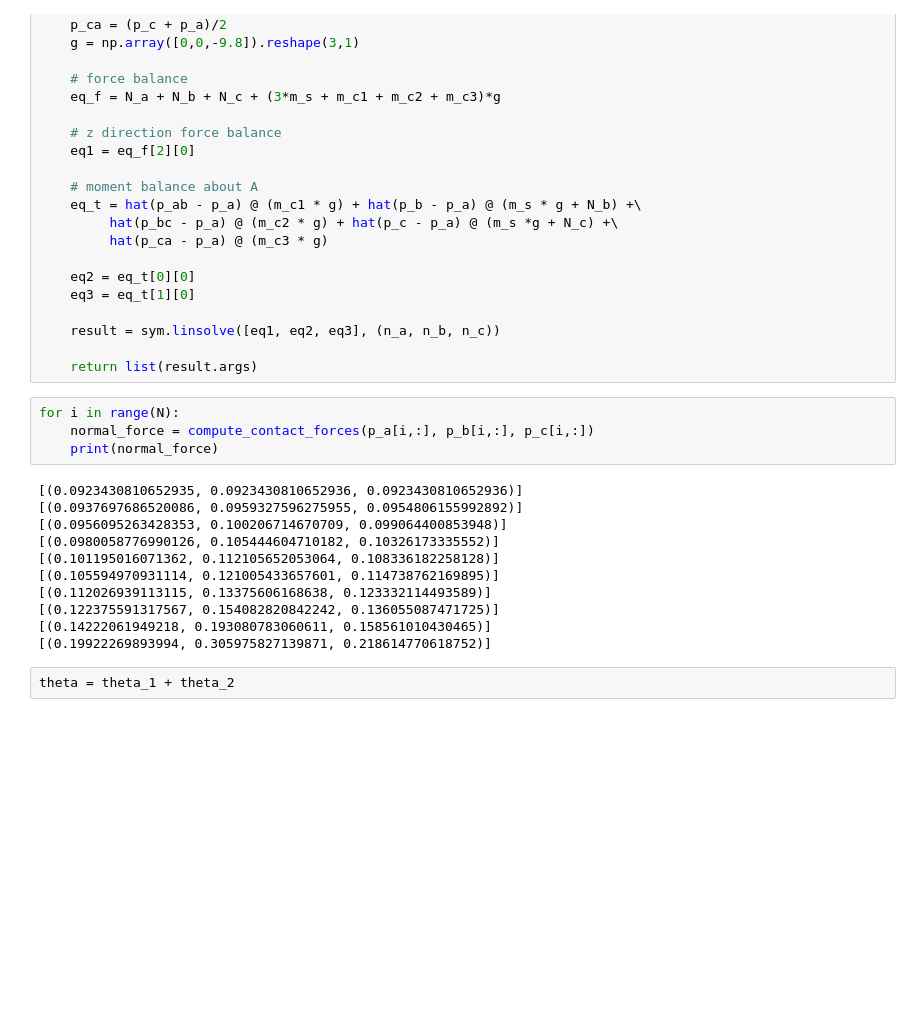
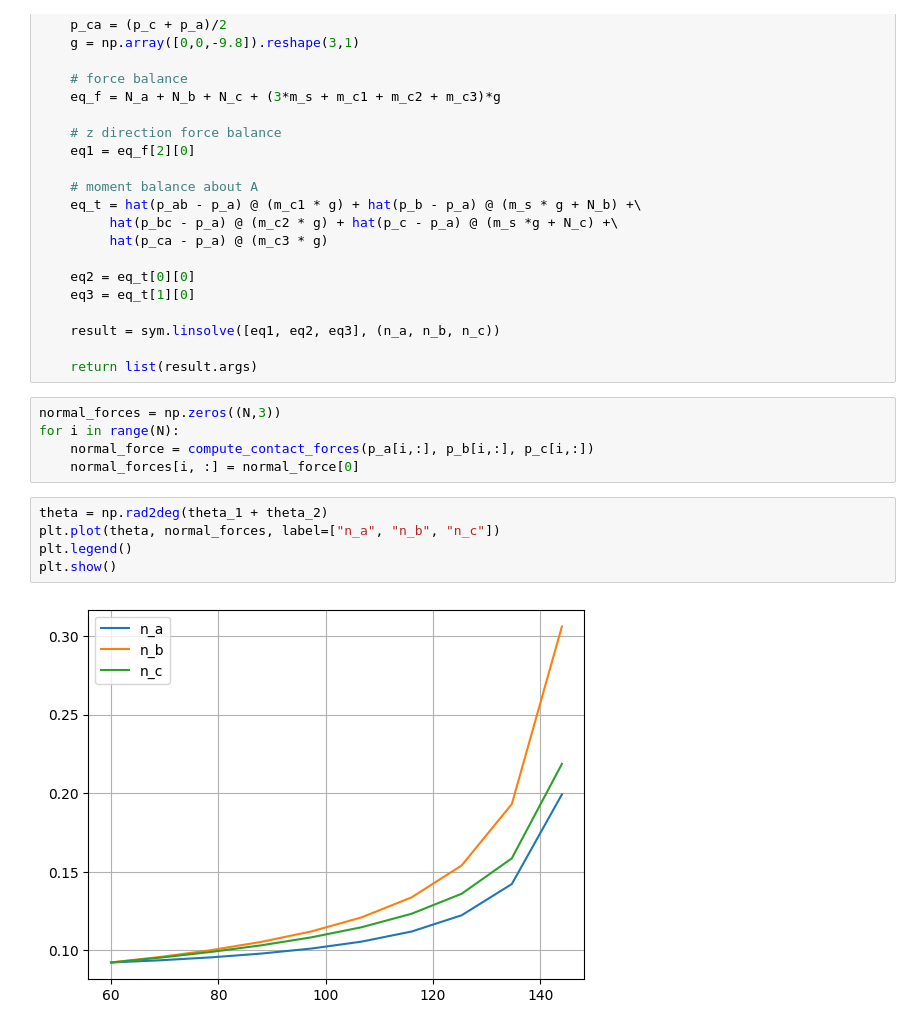
Before and after one commit to yaswanth1701/simulation_benchmark, a Jupyter notebook: triball_description.ipynb, the cells around one changed output. Drawn from its saved outputs; the diff is of its cells as text; blank space fills up the shorter version.

Commit message:
added plots
Signed-off-by: yaswanth1701 <gonnayaswanth17@gmail.com>

```diff
--- a/triball_description.ipynb
+++ b/triball_description.ipynb
@@ -177,19 +177,14 @@ def compute_contact_forces(p_a, p_b, p_c):
 
     return list(result.args)
 # %%
+normal_forces = np.zeros((N,3))
 for i in range(N):
     normal_force = compute_contact_forces(p_a[i,:], p_b[i,:], p_c[i,:])
-    print(normal_force)
+    normal_forces[i, :] = normal_force[0]
-# %% [output]
-[(0.0923430810652935, 0.0923430810652936, 0.0923430810652936)]
-[(0.0937697686520086, 0.0959327596275955, 0.0954806155992892)]
-[(0.0956095263428353, 0.100206714670709, 0.099064400853948)]
-[(0.0980058776990126, 0.105444604710182, 0.10326173335552)]
-[(0.101195016071362, 0.112105652053064, 0.108336182258128)]
-[(0.105594970931114, 0.121005433657601, 0.114738762169895)]
-[(0.112026939113115, 0.13375606168638, 0.123332114493589)]
-[(0.122375591317567, 0.154082820842242, 0.136055087471725)]
-[(0.14222061949218, 0.193080783060611, 0.158561010430465)]
-[(0.19922269893994, 0.305975827139871, 0.218614770618752)]
-# %%
-theta = theta_1 + theta_2
+# %%
+theta = np.rad2deg(theta_1 + theta_2)
+plt.plot(theta, normal_forces, label=["n_a", "n_b", "n_c"])
+plt.legend()
+plt.show()
+# %% [output]
+[figure, added]
```
Also changed, not shown: parts of 1 cell of this notebook.
